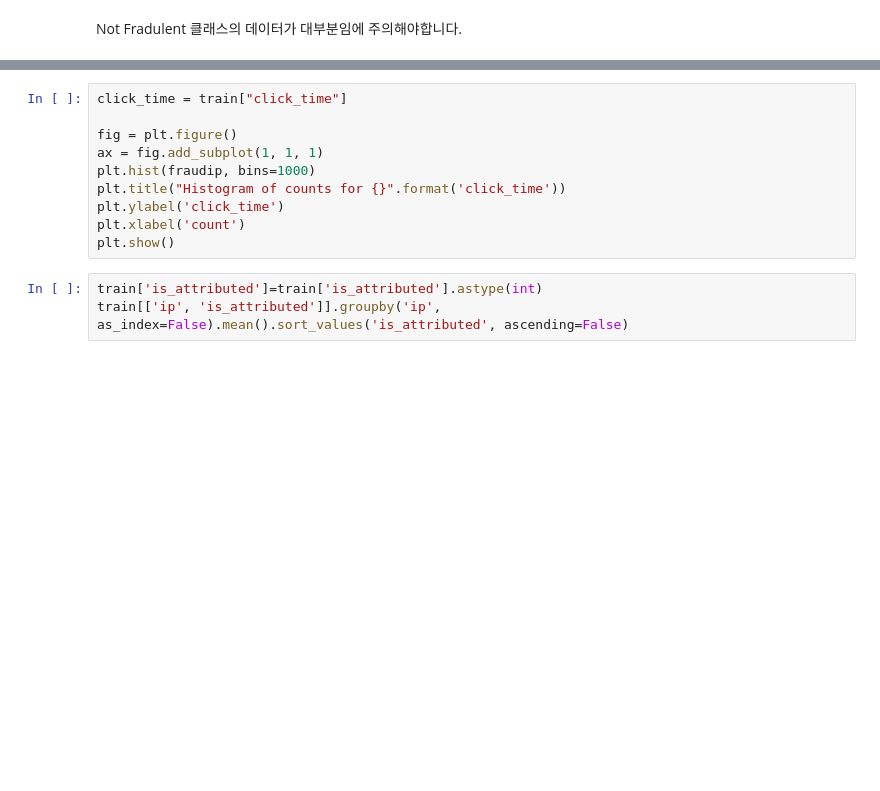
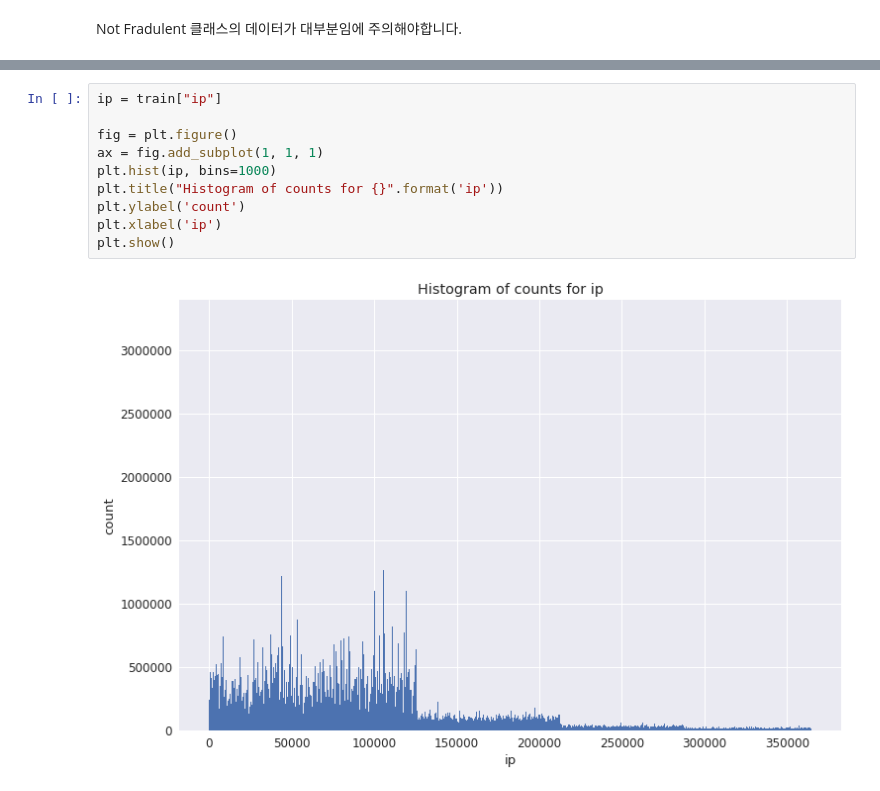
Before and after one commit to jmpaaak/kaggle-study, a Jupyter notebook: competitions/talkingdata-adtracking-fraud-detection/talkingdata-adtracking-jongmin.ipynb, the cells around one changed output, grey strips where cells are left out. Saved outputs shown, nothing was run; the diff lists cells and outputs as text; blank space fills up the shorter version.

```diff
--- a/competitions/talkingdata-adtracking-fraud-detection/talkingdata-adtracking-jongmin.ipynb
+++ b/competitions/talkingdata-adtracking-fraud-detection/talkingdata-adtracking-jongmin.ipynb
@@ -149,13 +172,12 @@ plt.show()
 # %%
-click_time = train["click_time"]
+ip = train["ip"]
 
 fig = plt.figure()
 ax = fig.add_subplot(1, 1, 1)
-plt.hist(fraudip, bins=1000)
-plt.title("Histogram of counts for {}".format('click_time'))
-plt.ylabel('click_time')
-plt.xlabel('count')
+plt.hist(ip, bins=1000)
+plt.title("Histogram of counts for {}".format('ip'))
+plt.ylabel('count')
+plt.xlabel('ip')
 plt.show()
+# %% [output]
+[figure, added]
-# %%
-train['is_attributed']=train['is_attributed'].astype(int)
-train[['ip', 'is_attributed']].groupby('ip', as_index=False).mean().sort_values('is_attributed', ascending=False)
```
Also changed, not shown: parts of 21 cells of this notebook, 8 other files.
